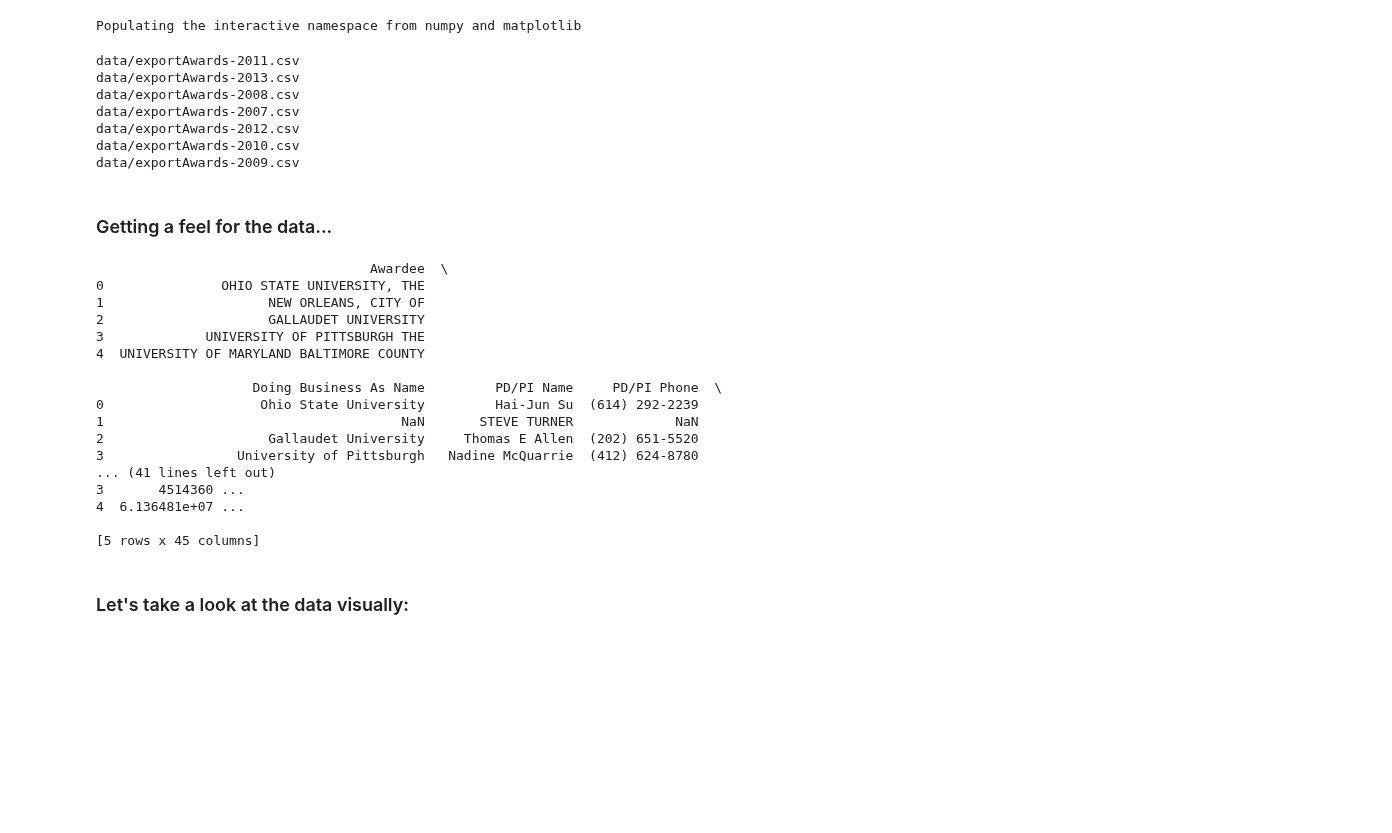
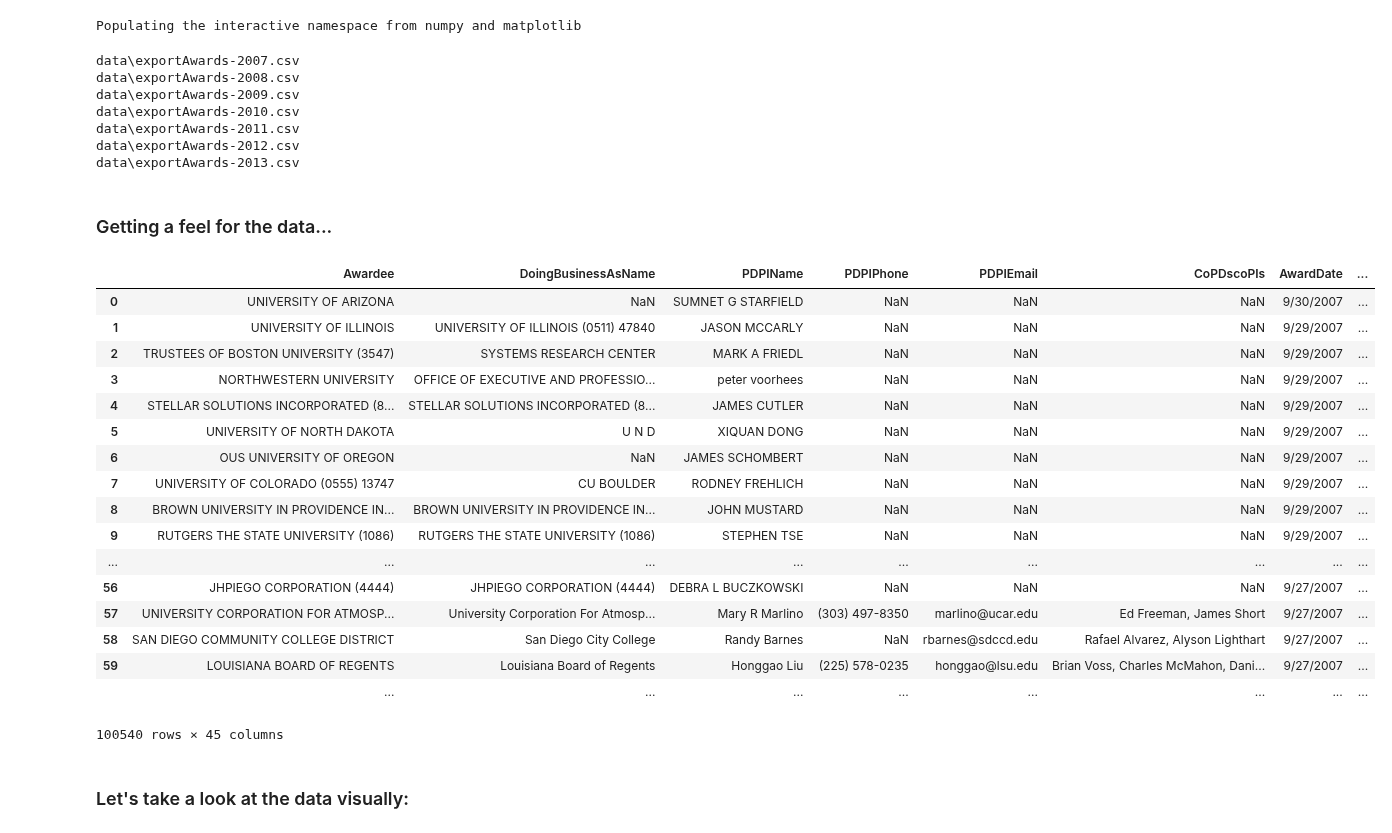
Before and after one commit to realmichaelzyy/cs249project, a Jupyter notebook: Problem1_InitialCourseProjectNotebook.ipynb, the cells around one changed output. Cells and saved outputs as stored; diff of their text form; code cells hidden in the pictures; blank space fills up the shorter version.

Commit message:
changed the column names in the data to have no spaces/punctuation
Now it's easier to access the columns in the dataframe

```diff
--- a/Problem1_InitialCourseProjectNotebook.ipynb
+++ b/Problem1_InitialCourseProjectNotebook.ipynb
@@ -58,37 +58,39 @@ for path in yobs:
 
 # Concatenate everything into a single DataFrame
 nsfdata = pd.concat(pieces, ignore_index=True)
+nsfdata.rename(columns=lambda x: re.sub("\\W","",x), inplace=True)
 # %% [output]
-data/exportAwards-2011.csv
-data/exportAwards-2013.csv
-data/exportAwards-2008.csv
-data/exportAwards-2007.csv
-data/exportAwards-2012.csv
-data/exportAwards-2010.csv
-data/exportAwards-2009.csv
+data\exportAwards-2007.csv
+data\exportAwards-2008.csv
+data\exportAwards-2009.csv
+data\exportAwards-2010.csv
+data\exportAwards-2011.csv
+data\exportAwards-2012.csv
+data\exportAwards-2013.csv
 # %% [markdown]
 ### Getting a feel for the data...
 # %%
 #get a feel for the data
-print(nsfdata.head(5))
+nsfdata
 # %% [output]
+|  | Awardee | DoingBusinessAsName | PDPIName | PDPIPhone | PDPIEmail | CoPDscoPIs | AwardDate | ... |
+| 0 | UNIVERSITY OF ARIZONA | NaN | SUMNET G STARFIELD | NaN | NaN | NaN | 9/30/2007 | ... |
+| 1 | UNIVERSITY OF ILLINOIS | UNIVERSITY OF ILLINOIS (0511) 47840 | JASON MCCARLY | NaN | NaN | NaN | 9/29/2007 | ... |
+| 2 | TRUSTEES OF BOSTON UNIVERSITY (3547) | SYSTEMS RESEARCH CENTER | MARK A FRIEDL | NaN | NaN | NaN | 9/29/2007 | ... |
+| 3 | NORTHWESTERN UNIVERSITY | OFFICE OF EXECUTIVE AND PROFESSIO... | peter voorhees | NaN | NaN | NaN | 9/29/2007 | ... |
+| 4 | STELLAR SOLUTIONS INCORPORATED (8... | STELLAR SOLUTIONS INCORPORATED (8... | JAMES CUTLER | NaN | NaN | NaN | 9/29/2007 | ... |
+| 5 | UNIVERSITY OF NORTH DAKOTA | U N D | XIQUAN DONG | NaN | NaN | NaN | 9/29/2007 | ... |
+| 6 | OUS UNIVERSITY OF OREGON | NaN | JAMES SCHOMBERT | NaN | NaN | NaN | 9/29/2007 | ... |
+| 7 | UNIVERSITY OF COLORADO (0555) 13747 | CU BOULDER | RODNEY FREHLICH | NaN | NaN | NaN | 9/29/2007 | ... |
+| 8 | BROWN UNIVERSITY IN PROVIDENCE IN... | BROWN UNIVERSITY IN PROVIDENCE IN... | JOHN MUSTARD | NaN | NaN | NaN | 9/29/2007 | ... |
+| 9 | RUTGERS THE STATE UNIVERSITY (1086) | RUTGERS THE STATE UNIVERSITY (1086) | STEPHEN TSE | NaN | NaN | NaN | 9/29/2007 | ... |
+| ... | ... | ... | ... | ... | ... | ... | ... | ... |
+| 56 | JHPIEGO CORPORATION (4444) | JHPIEGO CORPORATION (4444) | DEBRA L BUCZKOWSKI | NaN | NaN | NaN | 9/27/2007 | ... |
+| 57 | UNIVERSITY CORPORATION FOR ATMOSP... | University Corporation For Atmosp... | Mary R Marlino | (303) 497-8350 | marlino@ucar.edu | Ed Freeman, James Short | 9/27/2007 | ... |
+| 58 | SAN DIEGO COMMUNITY COLLEGE DISTRICT | San Diego City College | Randy Barnes | NaN | rbarnes@sdccd.edu | Rafael Alvarez, Alyson Lighthart | 9/27/2007 | ... |
+| 59 | LOUISIANA BOARD OF REGENTS | Louisiana Board of Regents | Honggao Liu | (225) 578-0235 | honggao@lsu.edu | Brian Voss, Charles McMahon, Dani... | 9/27/2007 | ... |
+|  | ... | ... | ... | ... | ... | ... | ... | ... |
-                                   Awardee  \
-0               OHIO STATE UNIVERSITY, THE
-1                     NEW ORLEANS, CITY OF
-2                     GALLAUDET UNIVERSITY
-3             UNIVERSITY OF PITTSBURGH THE
-4  UNIVERSITY OF MARYLAND BALTIMORE COUNTY
-
-                    Doing Business As Name         PD/PI Name     PD/PI Phone  \
-0                    Ohio State University         Hai-Jun Su  (614) 292-2239
-1                                      NaN       STEVE TURNER             NaN
-2                     Gallaudet University     Thomas E Allen  (202) 651-5520
-3                 University of Pittsburgh   Nadine McQuarrie  (412) 624-8780
-... (41 lines left out)
-3       4514360 ...
-4  6.136481e+07 ...
-
-[5 rows x 45 columns]
+100540 rows × 45 columns
 # %% [markdown]
 ### Let's take a look at the data visually:
 # %%
```
Also changed, not shown: parts of 2 cells of this notebook.
